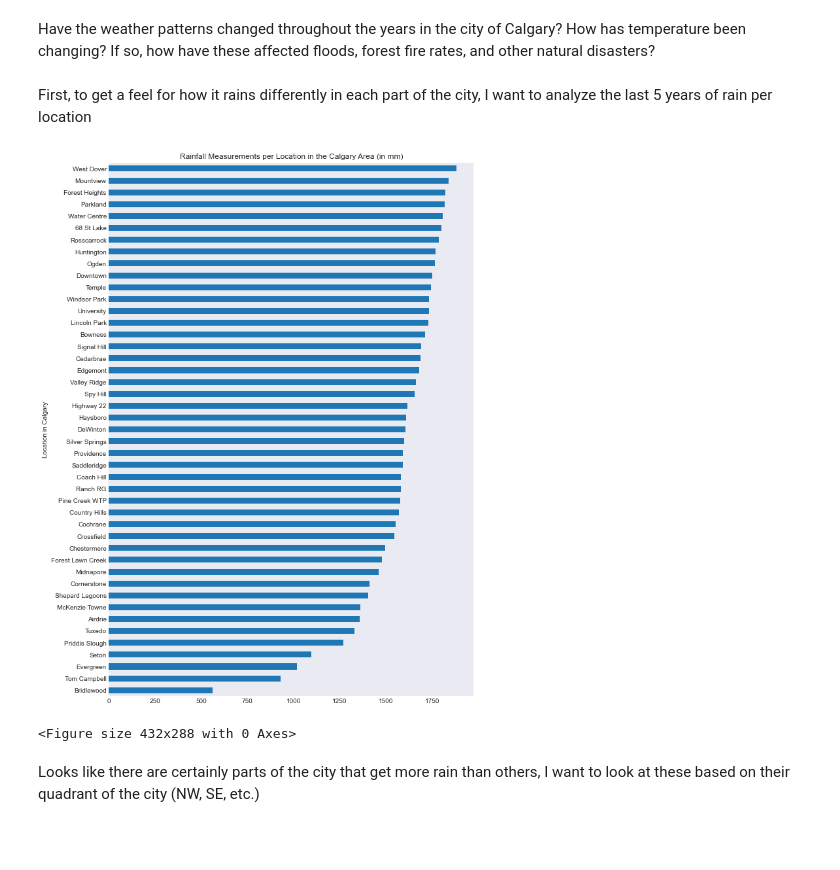
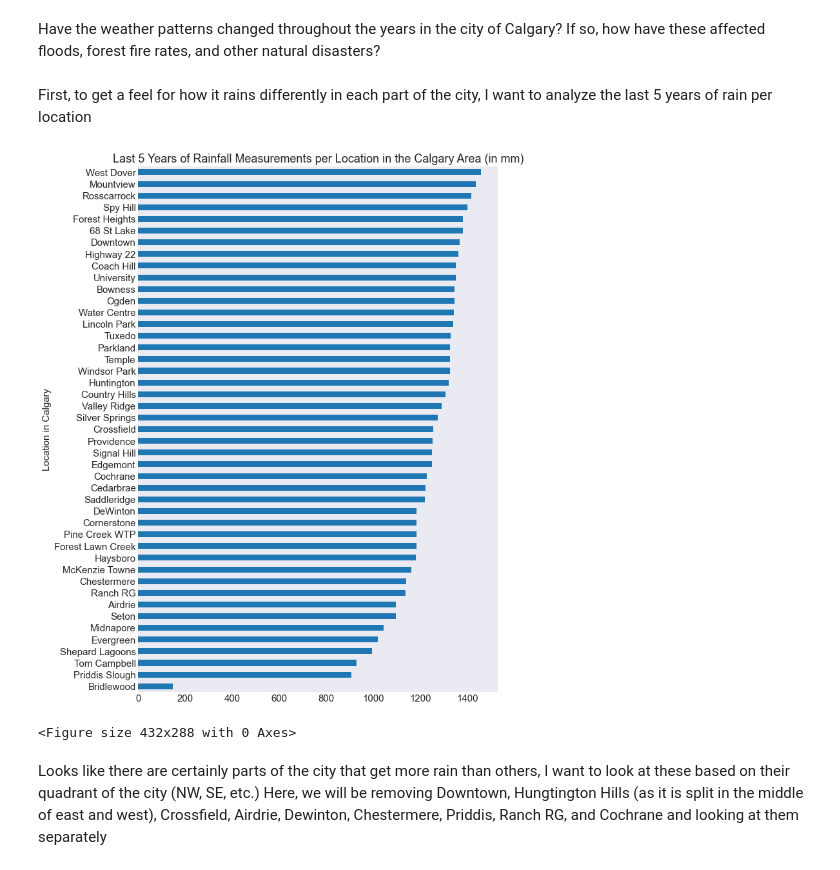
Before and after one commit to mschoenlaub/Calgary_Climate_Analysis, a Jupyter notebook: rain.ipynb, the cells around one changed output. Drawn from its saved outputs; the diff is of its cells as text; code cells hidden in the pictures; blank space fills up the shorter version.

```diff
--- a/rain.ipynb
+++ b/rain.ipynb
@@ -5,29 +7,31 @@ Dataset: Historical Rainfall - data.calgary.ca - https://data.calgary.ca/Environ
 Data use license: https://data.calgary.ca/stories/s/Open-Calgary-Terms-of-Use/u45n-7awa
 # %% [markdown]
-Have the weather patterns changed throughout the years in the city of Calgary? How has temperature been changing? If so, how have these affected floods, forest fire rates, and other natural disasters?
+Have the weather patterns changed throughout the years in the city of Calgary? If so, how have these affected floods, forest fire rates, and other natural disasters?
 # %%
 import pandas as pd
 import matplotlib.pyplot as plt
 # %%
 df = pd.read_csv("Historical_Rainfall.csv")
 plt.style.use("seaborn-dark")
+plt.rcParams.update({"font.size": 15})
 # %% [markdown]
 First, to get a feel for how it rains differently in each part of the city, I want to analyze the last 5 years of rain per location
 # %%
 # Rainfaill 2016-2021
-last_five_years_df = df[(df["YEAR"] >= 2016) & (df["YEAR"] < 2022)]
+last_five_years_df = df.loc[(df["YEAR"] > 2016) & (df["YEAR"] < 2022)]
 
 # By location in calgary
-plt.figure(figsize = (10,15))
+plt.figure(figsize = (10, 15))
+
 last_five_years_df.groupby("NAME")["RAINFALL"].sum().sort_values().plot(
     kind = "barh",
-    title = "Rainfall Measurements per Location in the Calgary Area (in mm)",
+    title = "Last 5 Years of Rainfall Measurements per Location in the Calgary Area (in mm)",
     xlabel = "Location in Calgary"
 )
 plt.show()
 plt.clf()
 # %% [output]
-[figure, old version]
+[figure, new version]
 <Figure size 432x288 with 0 Axes>
 # %% [markdown]
-Looks like there are certainly parts of the city that get more rain than others, I want to look at these based on their quadrant of the city (NW, SE, etc.)
+Looks like there are certainly parts of the city that get more rain than others, I want to look at these based on their quadrant of the city (NW, SE, etc.) Here, we will be removing Downtown, Hungtington Hills (as it is split in the middle of east and west), Crossfield, Airdrie, Dewinton, Chestermere, Priddis, Ranch RG, and Cochrane  and looking at them separately
```
Also changed, not shown: parts of 5 cells of this notebook, 1 other file.
